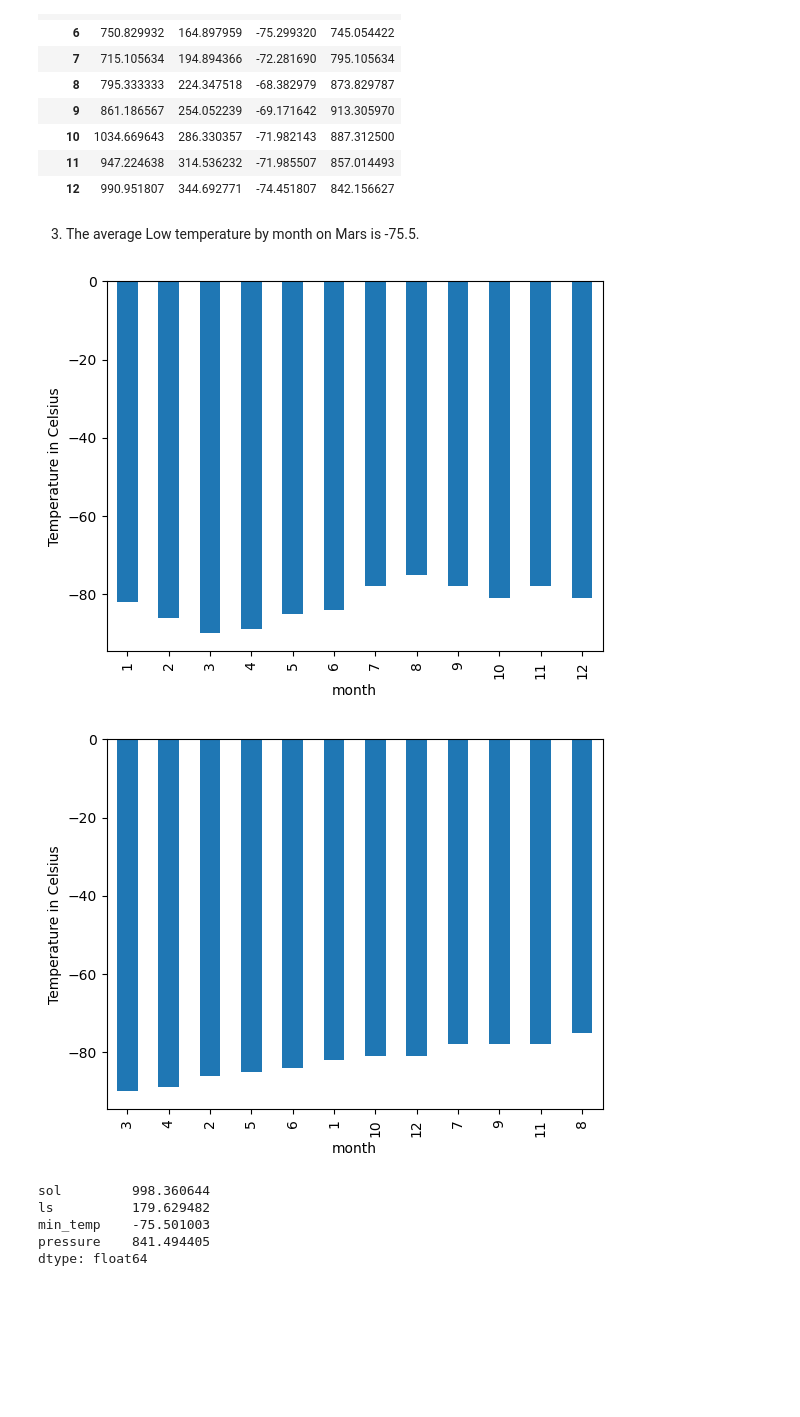
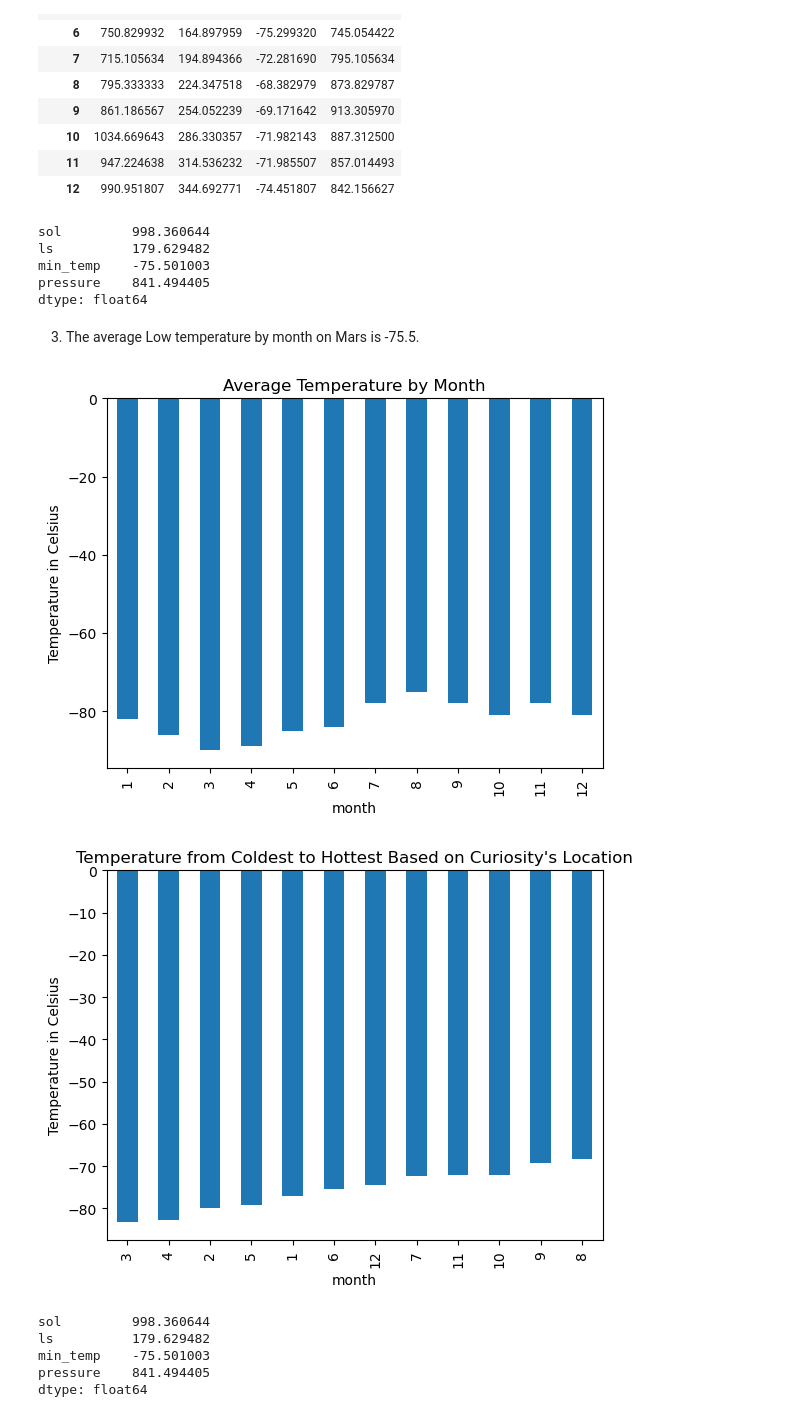
Before and after one commit to mtkrebs87/Module_11_Challenge_Webscraping, a Jupyter notebook: part_2_mars_weather.ipynb, the cells around one changed output. Cells and saved outputs as stored; diff of their text form; code cells hidden in the pictures; blank space fills up the shorter version.

```diff
--- a/part_2_mars_weather.ipynb
+++ b/part_2_mars_weather.ipynb
@@ -10,5 +11,5 @@ import pandas as pd
 # %%
-browser = Browser('firefox')
+browser = Browser('chrome')
 # %% [markdown]
 ### Step 1: Visit the Website
 
@@ -192,6 +193,15 @@ df.groupby("month").mean(["min_temp"])
 | 10 | 1034.669643 | 286.330357 | -71.982143 | 887.312500 |
 | 11 | 947.224638 | 314.536232 | -71.985507 | 857.014493 |
 | 12 | 990.951807 | 344.692771 | -74.451807 | 842.156627 |
+# %%
+#Calculate the average low temperature
+df.groupby("month").mean(["min_temp"]).mean()
+# %% [output]
+sol         998.360644
+ls          179.629482
+min_temp    -75.501003
+pressure    841.494405
+dtype: float64
 # %% [markdown]
 3. The average Low temperature by month on Mars is -75.5.
 # %%
@@ -200,19 +210,21 @@ avg_temp = df.groupby(["month"])["min_temp"].min()
 avg_temp.plot.bar()
 
 plt.ylabel("Temperature in Celsius")
+plt.title("Average Temperature by Month")
 plt.yticks()
 plt.show()
 # %% [output]
-[figure, old version]
+[figure, new version]
 # %%
 # Identify the coldest and hottest months in Curiosity's location
-avg_temp = df.groupby(["month"])["min_temp"].min()
+avg_temp = df.groupby(["month"])["min_temp"].mean()
 avg_temp.sort_values(ascending=True).plot.bar()
 
 plt.ylabel("Temperature in Celsius")
+plt.title("Temperature from Coldest to Hottest Based on Curiosity's Location")
 plt.show()
 # %% [output]
-[figure, old version]
+[figure, new version]
 # %%
 # 4. Average pressure by Martian month
 df.groupby("month").mean(["pressure"]).mean()
```
Also changed, not shown: parts of 4 cells of this notebook, 2 other files.
